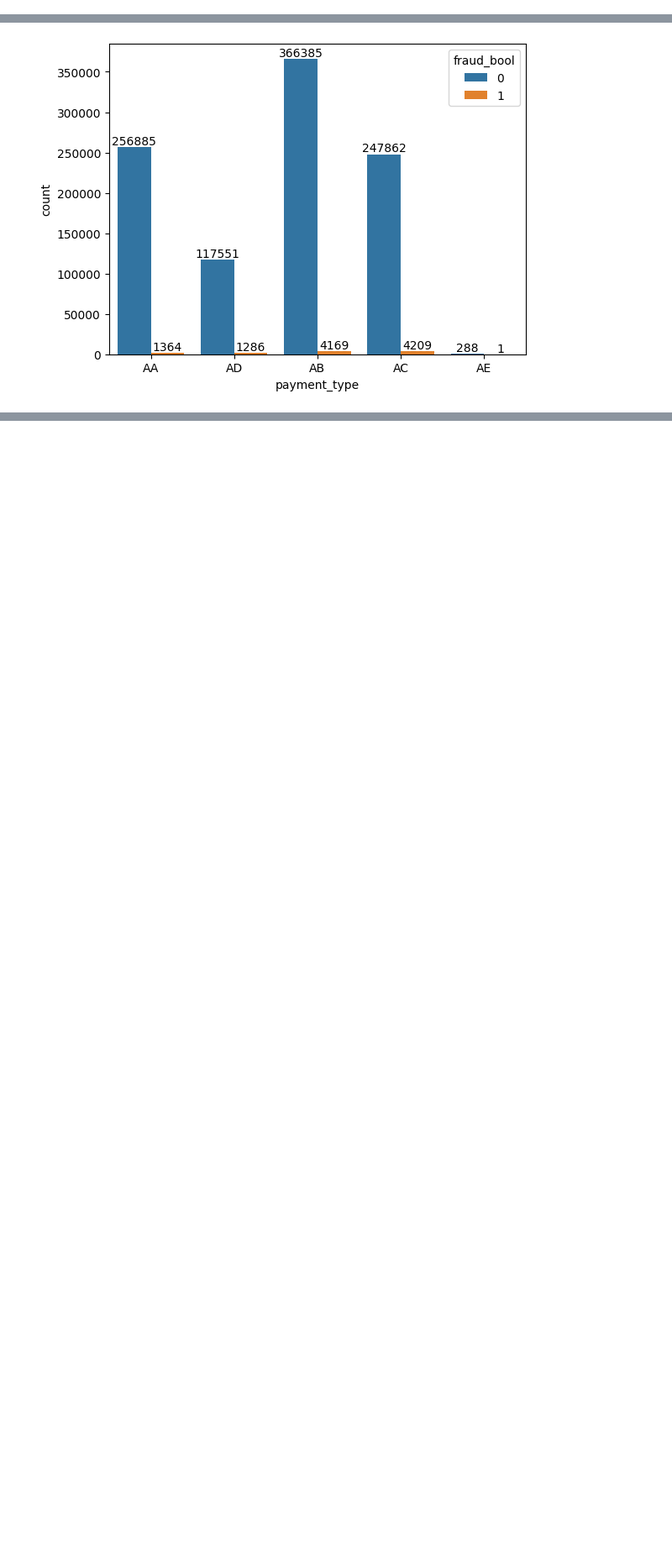
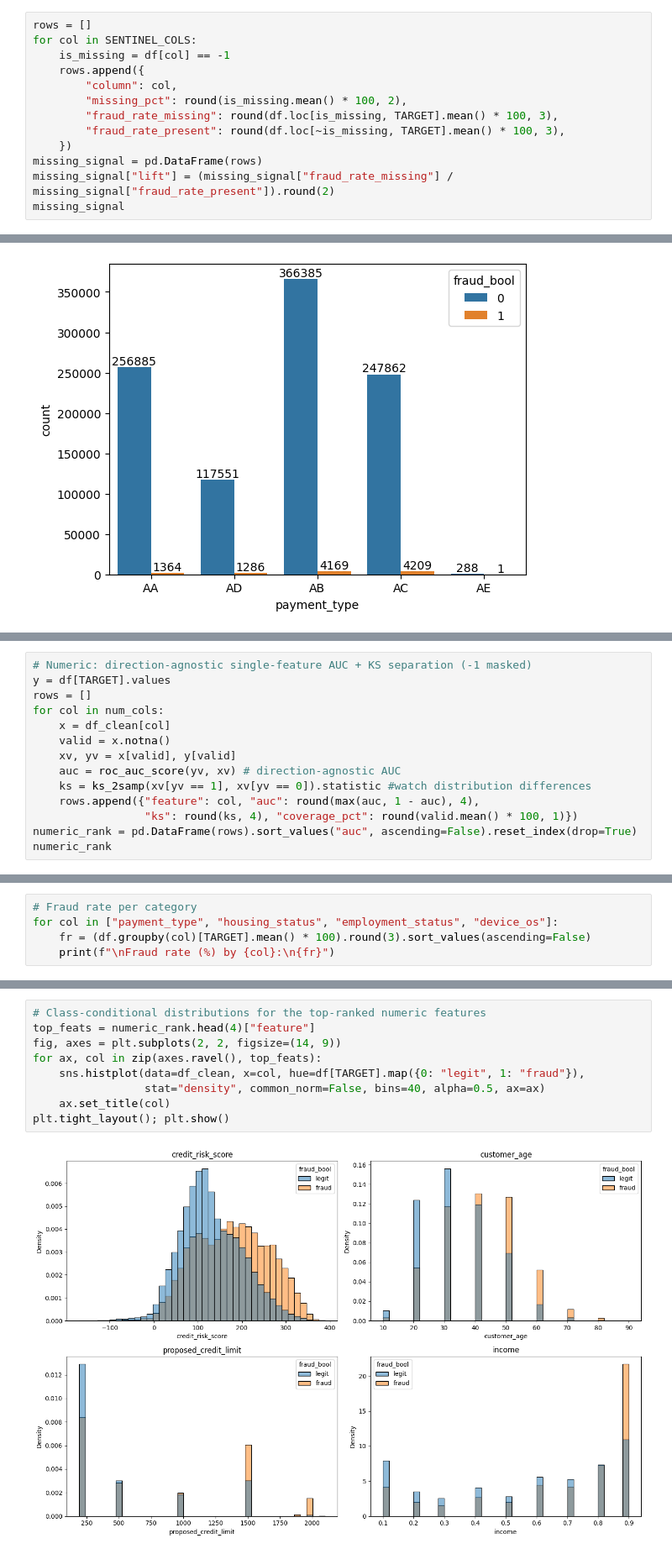
Before and after one commit to Aomsub101/Fraud-Detection, a Jupyter notebook: notebooks/01_eda.ipynb, the cells around one changed output, grey strips where cells are left out. Shown at 84% size. Saved outputs shown, nothing was run; the diff lists cells and outputs as text; blank space fills up the shorter version.

```diff
--- a/notebooks/01_eda.ipynb
+++ b/notebooks/01_eda.ipynb
@@ -143,0 +299,13 @@ should drop device fraud count?
+# %%
+rows = []
+for col in SENTINEL_COLS:
+    is_missing = df[col] == -1
+    rows.append({
+        "column": col,
+        "missing_pct": round(is_missing.mean() * 100, 2),
+        "fraud_rate_missing": round(df.loc[is_missing, TARGET].mean() * 100, 3),
+        "fraud_rate_present": round(df.loc[~is_missing, TARGET].mean() * 100, 3),
+    })
+missing_signal = pd.DataFrame(rows)
+missing_signal["lift"] = (missing_signal["fraud_rate_missing"] / missing_signal["fraud_rate_present"]).round(2)
+missing_signal
@@ -299,0 +482,14 @@ Name: count, dtype: float64
+# %%
+# Numeric: direction-agnostic single-feature AUC + KS separation (-1 masked)
+y = df[TARGET].values
+rows = []
+for col in num_cols:
+    x = df_clean[col]
+    valid = x.notna()
+    xv, yv = x[valid], y[valid]
+    auc = roc_auc_score(yv, xv) # direction-agnostic AUC
+    ks = ks_2samp(xv[yv == 1], xv[yv == 0]).statistic #watch distribution differences
+    rows.append({"feature": col, "auc": round(max(auc, 1 - auc), 4),
+                 "ks": round(ks, 4), "coverage_pct": round(valid.mean() * 100, 1)})
+numeric_rank = pd.DataFrame(rows).sort_values("auc", ascending=False).reset_index(drop=True)
+numeric_rank
@@ -299,0 +516,5 @@ Name: count, dtype: float64
+# %%
+# Fraud rate per category
+for col in ["payment_type", "housing_status", "employment_status", "device_os"]:
+    fr = (df.groupby(col)[TARGET].mean() * 100).round(3).sort_values(ascending=False)
+    print(f"\nFraud rate (%) by {col}:\n{fr}")
@@ -299,0 +558,11 @@ Name: count, dtype: float64
+# %%
+# Class-conditional distributions for the top-ranked numeric features
+top_feats = numeric_rank.head(4)["feature"]
+fig, axes = plt.subplots(2, 2, figsize=(14, 9))
+for ax, col in zip(axes.ravel(), top_feats):
+    sns.histplot(data=df_clean, x=col, hue=df[TARGET].map({0: "legit", 1: "fraud"}),
+                 stat="density", common_norm=False, bins=40, alpha=0.5, ax=ax)
+    ax.set_title(col)
+plt.tight_layout(); plt.show()
+# %% [output]
+[figure, added]
```
Also changed, not shown: parts of 23 cells of this notebook, 2 other files.
